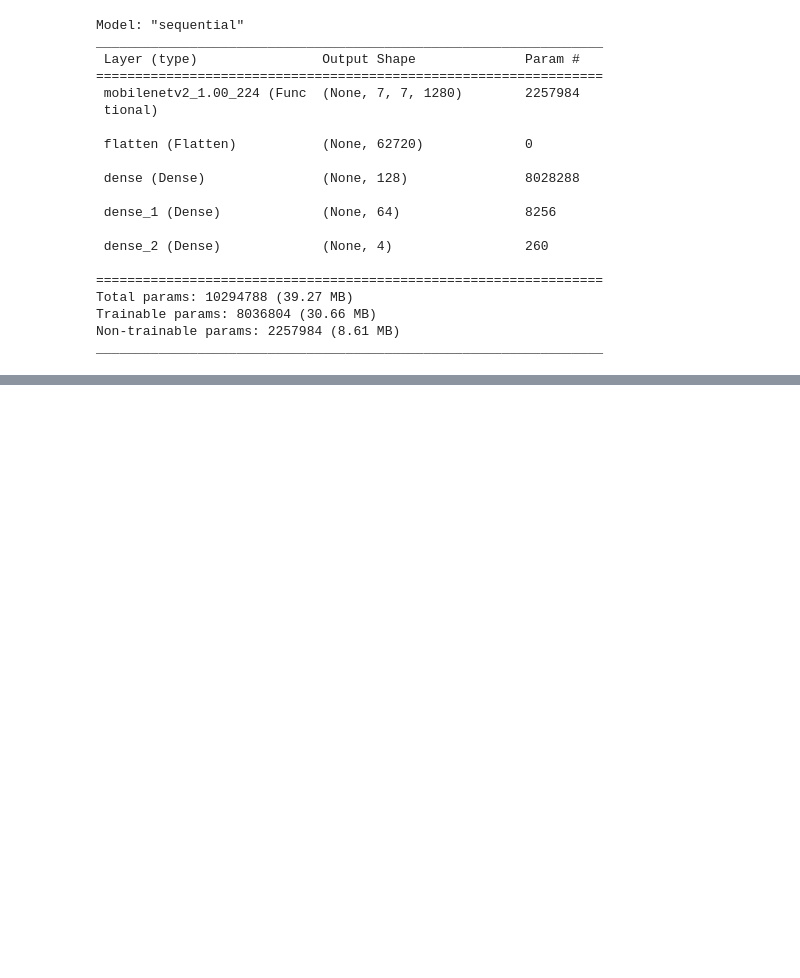
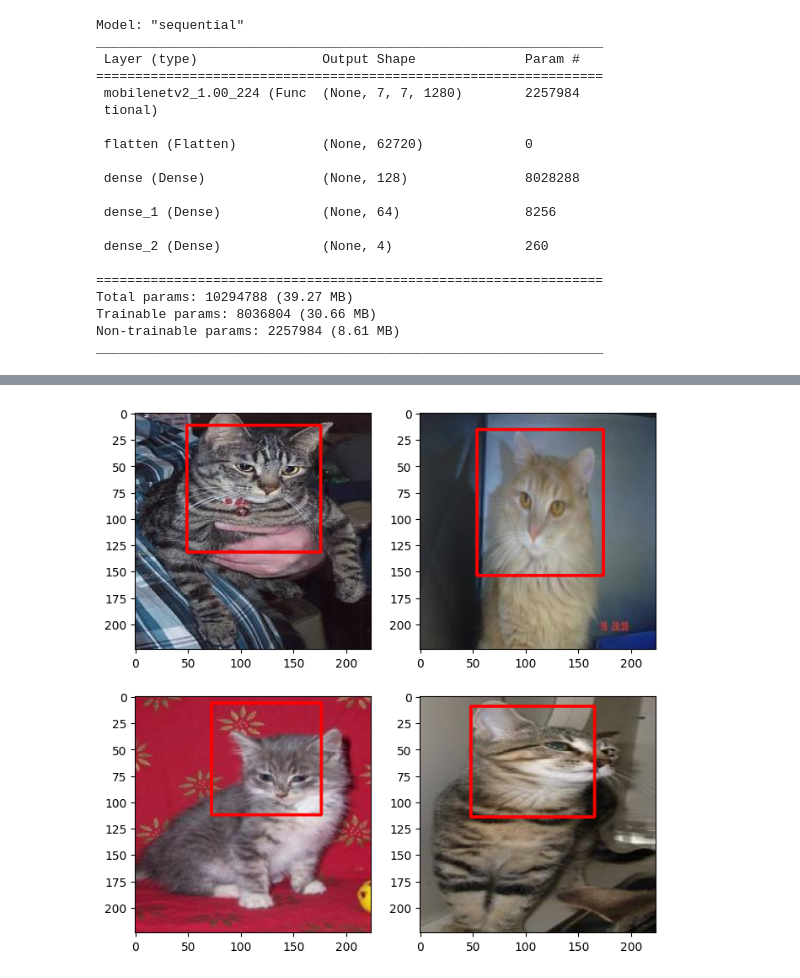
Before and after one commit to Sumin0411/SKTFlyAI, a Jupyter notebook: 08_CNN_boundingbox_cats.ipynb, the cells around one changed output, grey strips where cells are left out. Saved outputs shown, nothing was run; the diff lists cells and outputs as text; code cells hidden in the pictures; blank space fills up the shorter version.

```diff
--- a/08_CNN_boundingbox_cats.ipynb
+++ b/08_CNN_boundingbox_cats.ipynb
@@ -240,0 +247,12 @@ model.compile(
+# %%
+EPOCHS = 30
+BATCH_SIZE = 16
+
+history = model.fit(
+    X_train_s, y_train,
+    epochs = EPOCHS,
+    batch_size = BATCH_SIZE,
+    validation_split = 0.2,
+    callbacks = [ckpt_cb],
+    verbose = 1
+)
@@ -240,0 +277,2 @@ model.compile(
+# %%
+model.load_weights(ckpt_path)
@@ -240,0 +283,15 @@ model.compile(
+# %%
+fnames = glob.glob('/content/BBRegression/test' + '/*.jpg')
+
+X_test = []
+
+for f in fnames:
+    image = PIL.Image.open(f)
+    arr = np.array(image)
+    X_test.append(arr)
+
+X_test = np.array(X_test)
+
+#정규화
+X_test = X_test.astype('float32')/255.
+y_pred = model.predict(X_test).astype('int')
@@ -240,0 +313,14 @@ model.compile(
+# %%
+samples = np.random.randint(11, size=4)
+plt.figure(figsize=(8, 8))
+
+for i, idx in enumerate(samples):
+    points = y_pred[idx].reshape(2, 2) #2차원으로 변경
+
+    img = cv2.rectangle(X_test[idx].copy(), tuple(points[0]),tuple(points[1]),color=(255, 0, 0),
+                        thickness=2)
+    plt.subplot(2, 2, i+1)
+    plt.imshow(img)
+
+plt.show()
+# %% [output]
@@ -240,0 +331 @@ model.compile(
+[figure, added]
```
Also changed, not shown: parts of 11 cells of this notebook.
